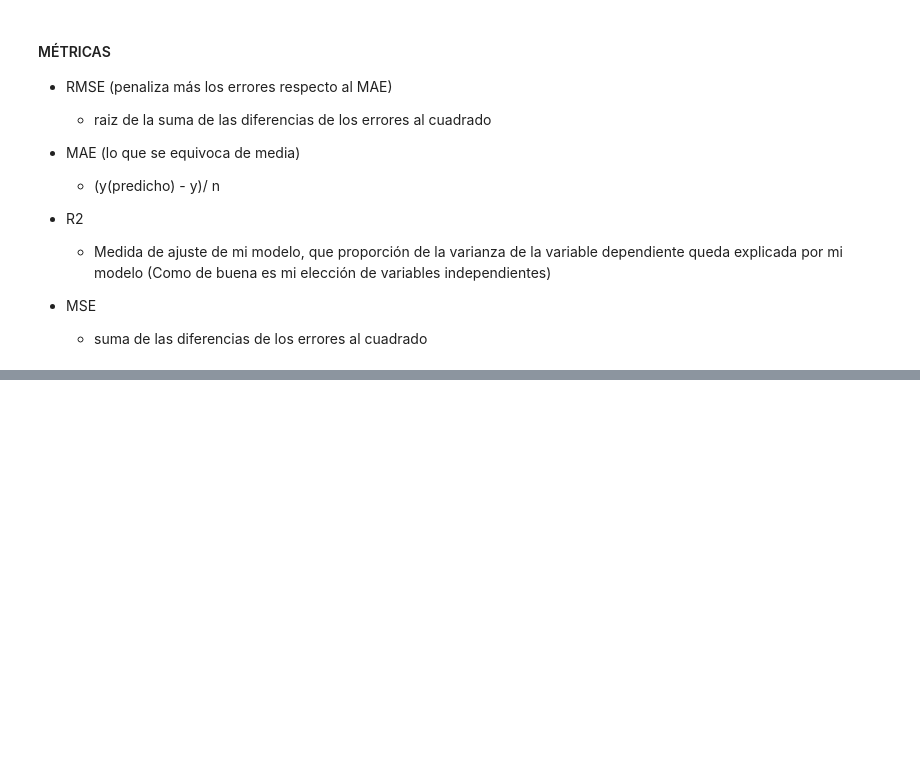
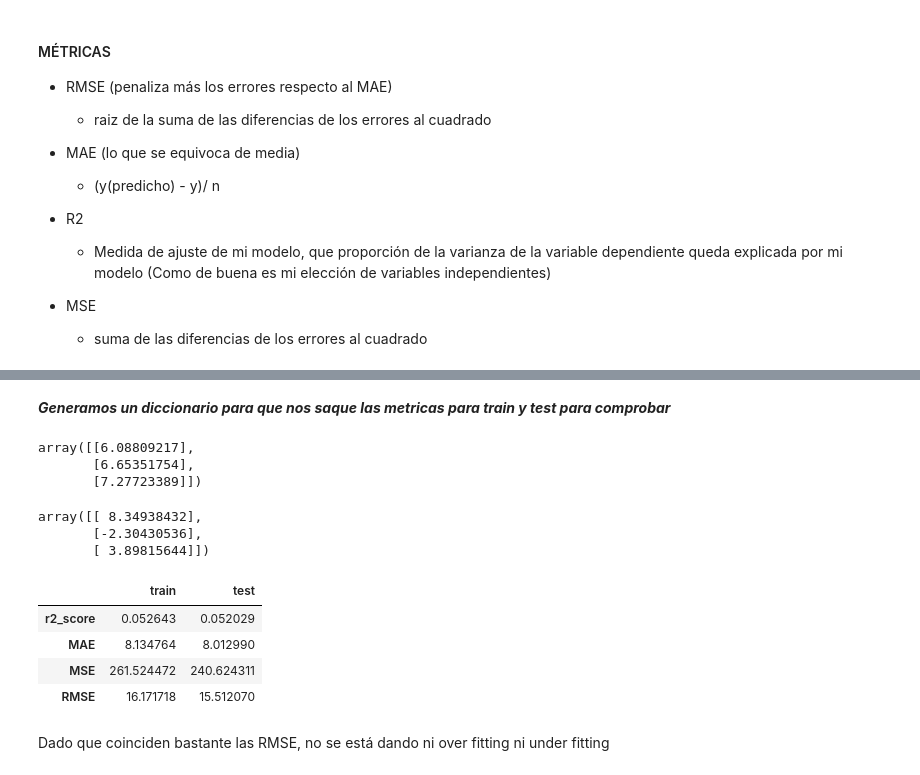
Before and after one commit to jgilsu11/Teoria, a Jupyter notebook: Modulo8/teoria/ajuste regresion propio.ipynb, the cells around one changed output, grey strips where cells are left out. Drawn from its saved outputs; the diff is of its cells as text; code cells hidden in the pictures; blank space fills up the shorter version.

Commit message:
Subida teoria regresion lineal

```diff
--- a/Modulo8/teoria/ajuste regresion propio.ipynb
+++ b/Modulo8/teoria/ajuste regresion propio.ipynb
@@ -58,4 +58,4 @@ modelo_lineal.fit(x_train, y_train)   #aquí ya ha aprendido
 # %% [output]
 LinearRegression()
 # %%
-modelo_lineal.predict(x_test)        #con esto predice un pagevalues
+y_test_pred=modelo_lineal.predict(x_test)        #con esto predice un pagevalues
@@ -70,3 +62,5 @@ array([[ 6.08809217],
+# %%
+y_train_pred= modelo_lineal.predict(x_train)
 # %% [markdown]
 #### MÉTRICAS
 - RMSE (penaliza más los errores respecto al MAE)
@@ -82,0 +95,40 @@ array([[ 6.08809217],
+# %% [markdown]
+***Generamos un diccionario para que nos saque las metricas para train y test para comprobar***
+# %%
+metricas = {
+    'train': {
+        'r2_score': r2_score(y_train, y_train_pred),
+        'MAE': mean_absolute_error(y_train, y_train_pred),
+        'MSE': mean_squared_error(y_train, y_train_pred),
+        'RMSE': np.sqrt(mean_squared_error(y_train, y_train_pred))
+    },
+    'test': {
+        'r2_score': r2_score(y_test, y_test_pred),
+        'MAE': mean_absolute_error(y_test, y_test_pred),
+        'MSE': mean_squared_error(y_test, y_test_pred),
+        'RMSE': np.sqrt(mean_squared_error(y_test, y_test_pred))
+
+    }
+}
+# %%
+y_test_pred[:3]
+# %% [output]
+array([[6.08809217],
+       [6.65351754],
+       [7.27723389]])
+# %%
+y_train_pred[:3]
+# %% [output]
+array([[ 8.34938432],
+       [-2.30430536],
+       [ 3.89815644]])
+# %%
+pd.DataFrame(metricas)
+# %% [output]
+|  | train | test |
+| r2_score | 0.052643 | 0.052029 |
+| MAE | 8.134764 | 8.012990 |
+| MSE | 261.524472 | 240.624311 |
+| RMSE | 16.171718 | 15.512070 |
+# %% [markdown]
+Dado que coinciden bastante las RMSE, no se está dando ni over fitting ni under fitting
```
Also changed, not shown: parts of 2 cells of this notebook.
